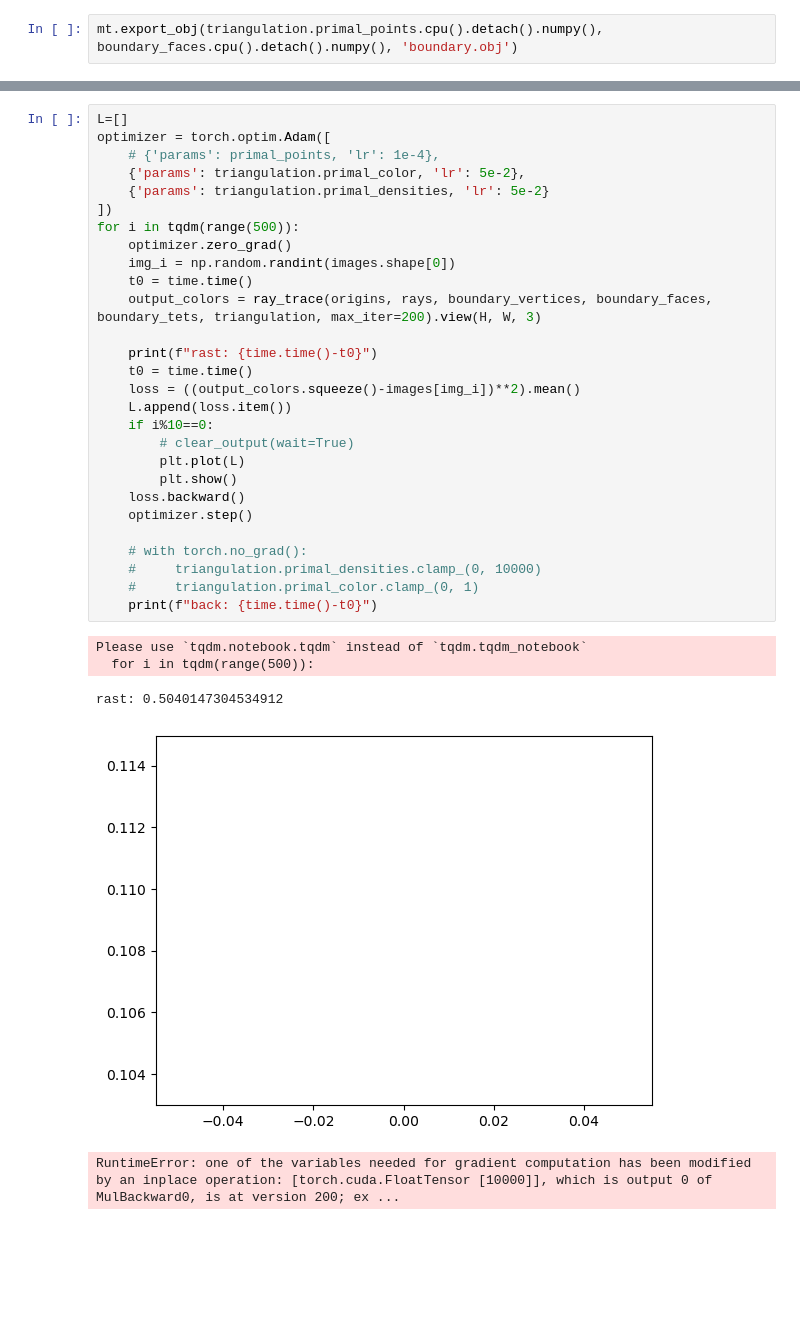
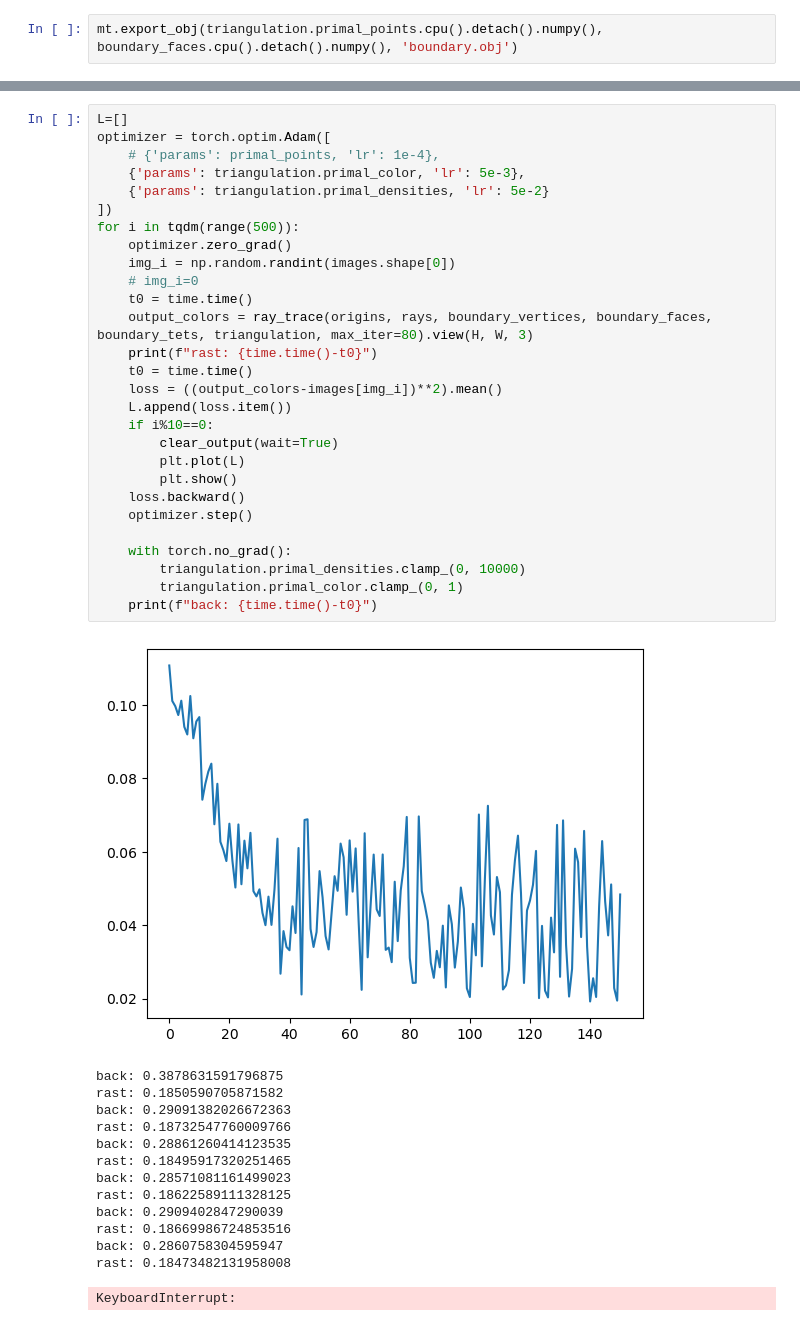
Before and after one commit to diego1401/VoroSplat, a Jupyter notebook: experiments/tiny_nerf/delaunay_marching.ipynb, the cells around one changed output, grey strips where cells are left out. Cells and saved outputs as stored; diff of their text form; blank space fills up the shorter version.

```diff
--- a/experiments/tiny_nerf/delaunay_marching.ipynb
+++ b/experiments/tiny_nerf/delaunay_marching.ipynb
@@ -285,34 +284,43 @@ plt.show()
 # %%
 L=[]
 optimizer = torch.optim.Adam([
     # {'params': primal_points, 'lr': 1e-4},
-    {'params': triangulation.primal_color, 'lr': 5e-2},
+    {'params': triangulation.primal_color, 'lr': 5e-3},
     {'params': triangulation.primal_densities, 'lr': 5e-2}
 ])
 for i in tqdm(range(500)):
     optimizer.zero_grad()
     img_i = np.random.randint(images.shape[0])
+    # img_i=0
     t0 = time.time()
-    output_colors = ray_trace(origins, rays, boundary_vertices, boundary_faces, boundary_tets, triangulation, max_iter=200).view(H, W, 3)
-
+    output_colors = ray_trace(origins, rays, boundary_vertices, boundary_faces, boundary_tets, triangulation, max_iter=80).view(H, W, 3)
     print(f"rast: {time.time()-t0}")
     t0 = time.time()
-    loss = ((output_colors.squeeze()-images[img_i])**2).mean()
+    loss = ((output_colors-images[img_i])**2).mean()
     L.append(loss.item())
     if i%10==0:
-        # clear_output(wait=True)
+        clear_output(wait=True)
         plt.plot(L)
         plt.show()
     loss.backward()
     optimizer.step()
 
-    # with torch.no_grad():
-    #     triangulation.primal_densities.clamp_(0, 10000)
-    #     triangulation.primal_color.clamp_(0, 1)
+    with torch.no_grad():
+        triangulation.primal_densities.clamp_(0, 10000)
+        triangulation.primal_color.clamp_(0, 1)
     print(f"back: {time.time()-t0}")
 # %% [output]
+[figure, new version]
-Please use `tqdm.notebook.tqdm` instead of `tqdm.tqdm_notebook`
-  for i in tqdm(range(500)):
+back: 0.3878631591796875
+rast: 0.1850590705871582
+back: 0.29091382026672363
+rast: 0.18732547760009766
+back: 0.28861260414123535
+rast: 0.18495917320251465
+back: 0.28571081161499023
+rast: 0.18622589111328125
+back: 0.2909402847290039
+rast: 0.18669986724853516
+back: 0.2860758304595947
+rast: 0.18473482131958008
-rast: 0.5040147304534912
+KeyboardInterrupt:
-[figure, old version]
-RuntimeError: one of the variables needed for gradient computation has been modified by an inplace operation: [torch.cuda.FloatTensor [10000]], which is output 0 of MulBackward0, is at version 200; ex ...
```
Also changed, not shown: parts of 8 cells of this notebook.
